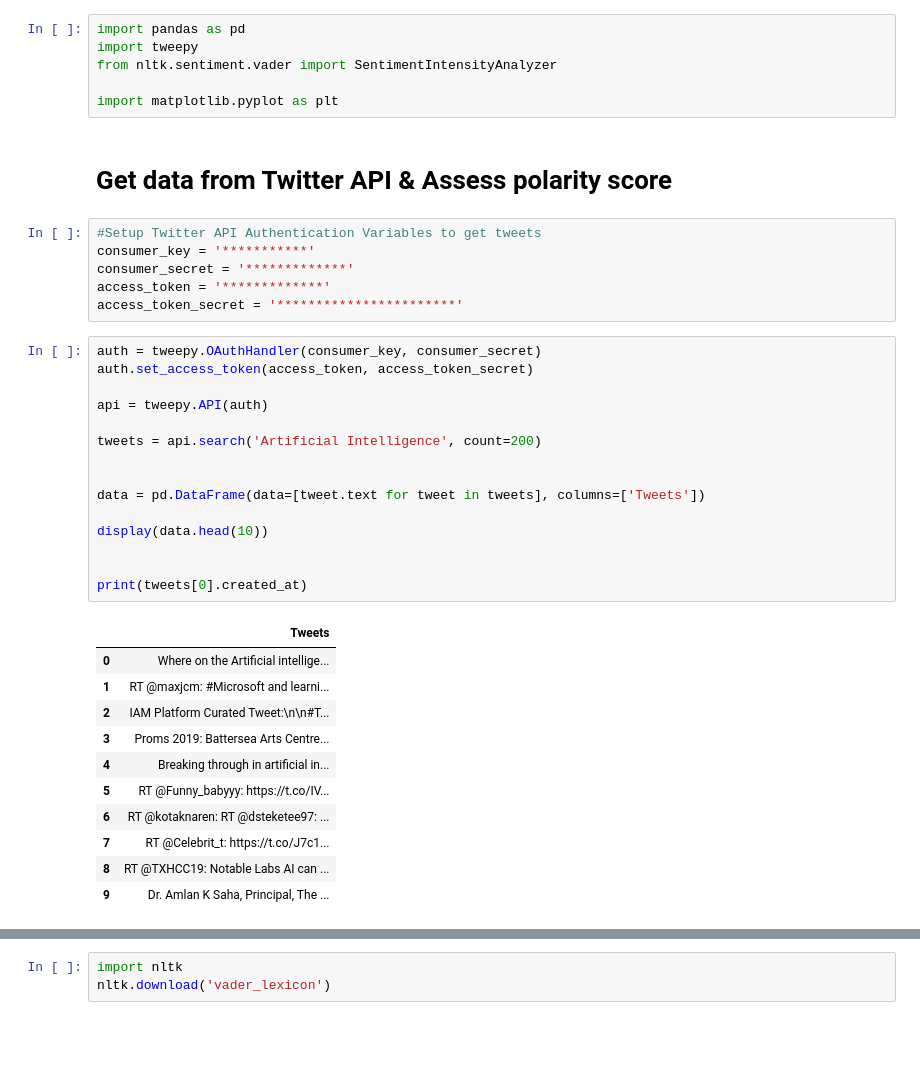
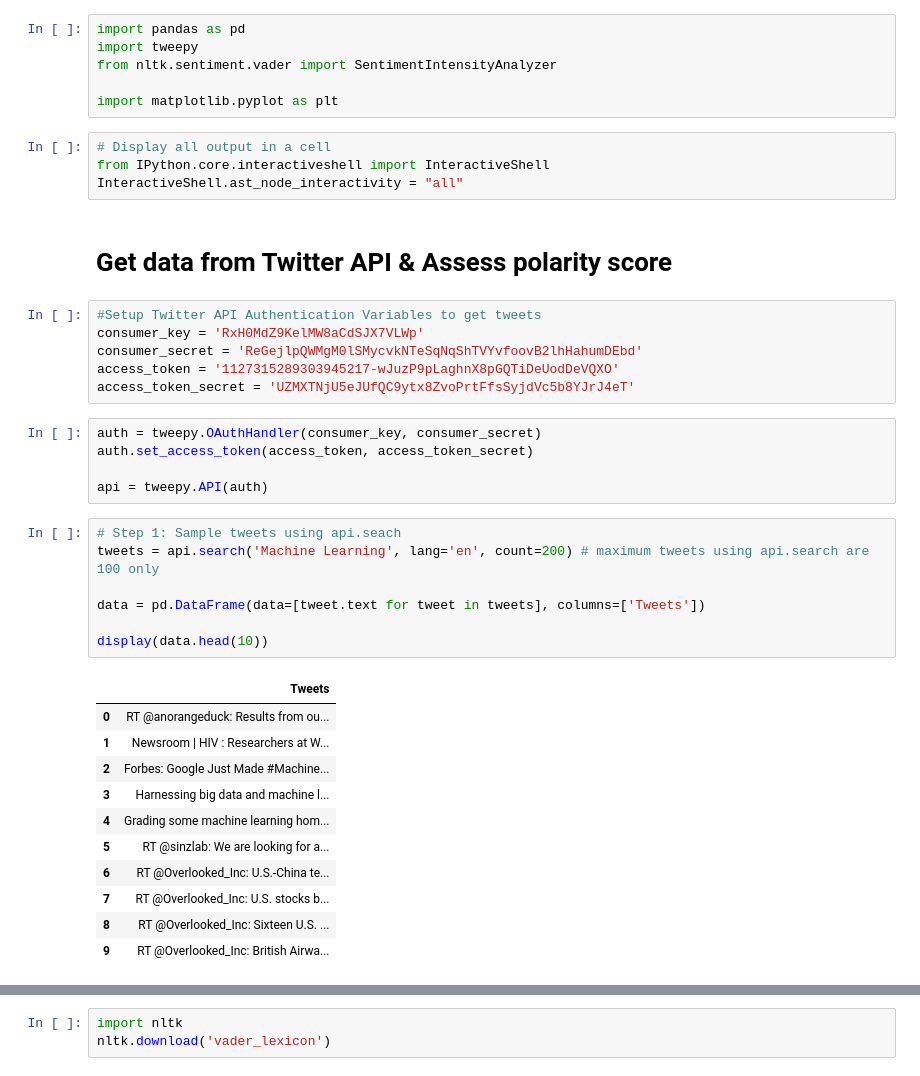
Before and after one commit to brianmai/Twitter-Sentiment-Analysis, a Jupyter notebook: Sentiment_Analysis.ipynb, the cells around one changed output, grey strips where cells are left out. Cells and saved outputs as stored; diff of their text form; blank space fills up the shorter version.

```diff
--- a/Sentiment_Analysis.ipynb
+++ b/Sentiment_Analysis.ipynb
@@ -6,38 +6,39 @@ import tweepy
 from nltk.sentiment.vader import SentimentIntensityAnalyzer
 
 import matplotlib.pyplot as plt
+# %%
+# Display all output in a cell
+from IPython.core.interactiveshell import InteractiveShell
+InteractiveShell.ast_node_interactivity = "all"
 # %% [markdown]
 # Get data from Twitter API & Assess polarity score
 # %%
 #Setup Twitter API Authentication Variables to get tweets
-consumer_key = '***********'
-consumer_secret = '*************'
-access_token = '*************'
-access_token_secret = '***********************'
+consumer_key = 'RxH0MdZ9KelMW8aCdSJX7VLWp'
+consumer_secret = 'ReGejlpQWMgM0lSMycvkNTeSqNqShTVYvfoovB2lhHahumDEbd'
+access_token = '1127315289303945217-wJuzP9pLaghnX8pGQTiDeUodDeVQXO'
+access_token_secret = 'UZMXTNjU5eJUfQC9ytx8ZvoPrtFfsSyjdVc5b8YJrJ4eT'
+# %%
+auth = tweepy.OAuthHandler(consumer_key, consumer_secret)
+auth.set_access_token(access_token, access_token_secret)
+
+api = tweepy.API(auth)
 # %%
-auth = tweepy.OAuthHandler(consumer_key, consumer_secret)
-auth.set_access_token(access_token, access_token_secret)
-
-api = tweepy.API(auth)
-
-tweets = api.search('Artificial Intelligence', count=200)
-
+# Step 1: Sample tweets using api.seach
+tweets = api.search('Machine Learning', lang='en', count=200) # maximum tweets using api.search are 100 only
 
 data = pd.DataFrame(data=[tweet.text for tweet in tweets], columns=['Tweets'])
 
 display(data.head(10))
-
-
-print(tweets[0].created_at)
 # %% [output]
 |  | Tweets |
-| 0 | Where on the Artificial intellige... |
-| 1 | RT @maxjcm: #Microsoft and learni... |
-| 2 | IAM Platform Curated Tweet:\n\n#T... |
-| 3 | Proms 2019: Battersea Arts Centre... |
-| 4 | Breaking through in artificial in... |
-| 5 | RT @Funny_babyyy: https://t.co/IV... |
-| 6 | RT @kotaknaren: RT @dsteketee97: ... |
-| 7 | RT @Celebrit_t: https://t.co/J7c1... |
-| 8 | RT @TXHCC19: Notable Labs AI can ... |
-| 9 | Dr. Amlan K Saha, Principal, The ... |
+| 0 | RT @anorangeduck: Results from ou... |
+| 1 | Newsroom | HIV : Researchers at W... |
+| 2 | Forbes: Google Just Made #Machine... |
+| 3 | Harnessing big data and machine l... |
+| 4 | Grading some machine learning hom... |
+| 5 | RT @sinzlab: We are looking for a... |
+| 6 | RT @Overlooked_Inc: U.S.-China te... |
+| 7 | RT @Overlooked_Inc: U.S. stocks b... |
+| 8 | RT @Overlooked_Inc: Sixteen U.S. ... |
+| 9 | RT @Overlooked_Inc: British Airwa... |
```
Also changed, not shown: parts of 14 cells of this notebook.
